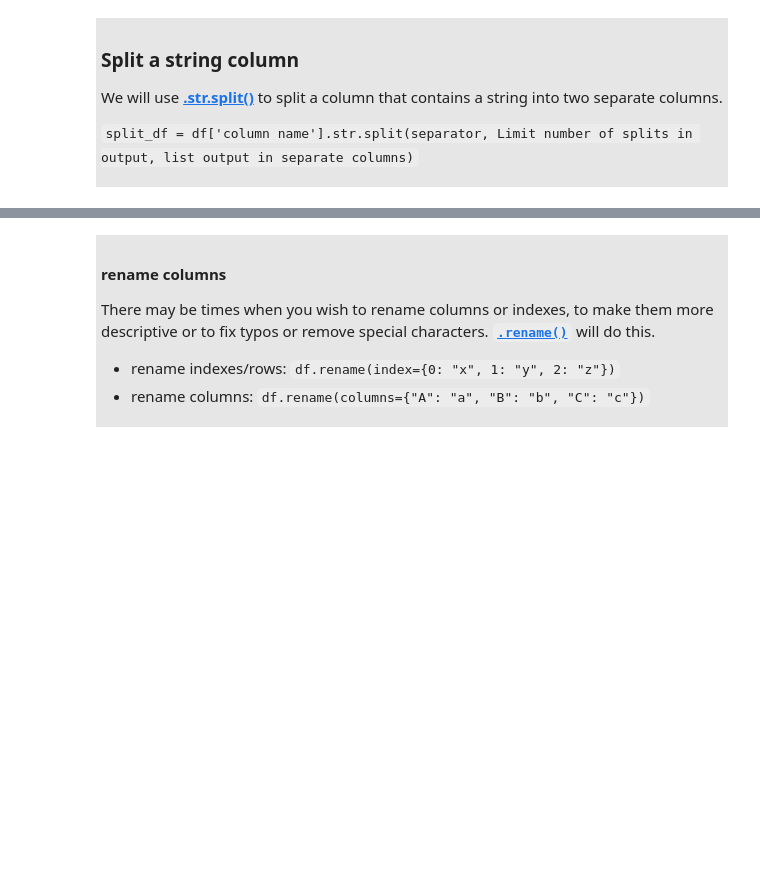
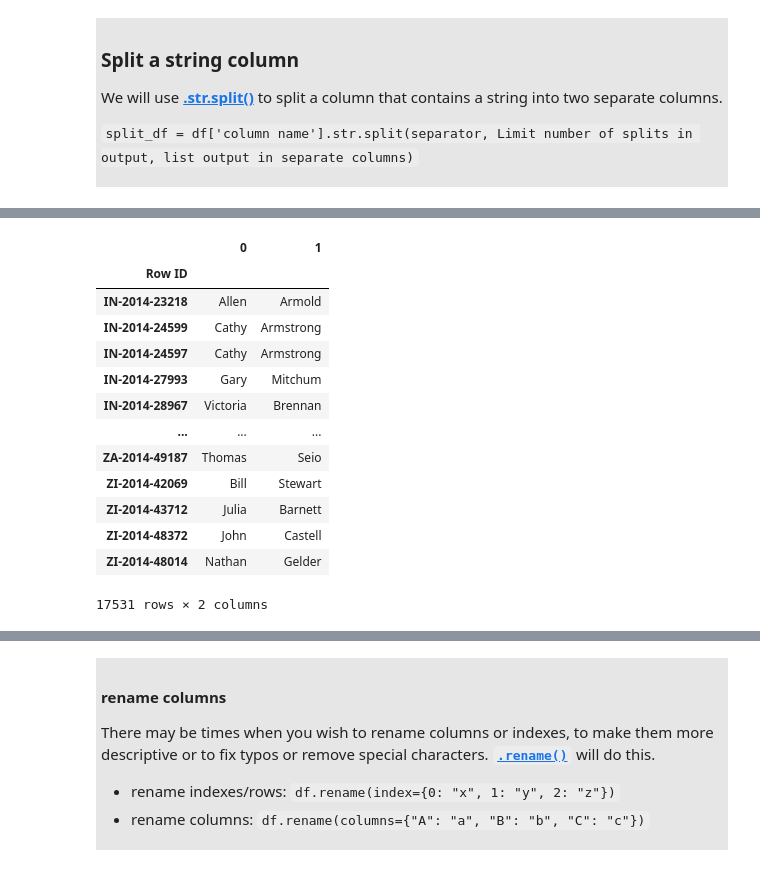
Before and after one commit to AllenInstitute/swdb_2022_python_bootcamp, a Jupyter notebook: PythonBootcamp/06_Introduction_to_Pandas.ipynb, the cells around one changed output, grey strips where cells are left out. Cells and saved outputs as stored; diff of their text form; code cells hidden in the pictures; blank space fills up the shorter version.

```diff
--- a/PythonBootcamp/06_Introduction_to_Pandas.ipynb
+++ b/PythonBootcamp/06_Introduction_to_Pandas.ipynb
@@ -1936,9 +1921,24 @@ KeyError: "None of [Index(['City, State'], dtype='object')] are in the [columns]
 # %%
 # Using , as the separator we will create a new new_string_df containing those two columns
-split_string_df = USA_df["City, State"].str.split(",", n = 1, expand = True)
+split_string_df = df["Customer Name"].str.split(" ", n = 1, expand = True)
 
 # view the results
 split_string_df
+# %% [output]
+|  | 0 | 1 |
+| Row ID |  |  |
+| IN-2014-23218 | Allen | Armold |
+| IN-2014-24599 | Cathy | Armstrong |
+| IN-2014-24597 | Cathy | Armstrong |
+| IN-2014-27993 | Gary | Mitchum |
+| IN-2014-28967 | Victoria | Brennan |
+| ... | ... | ... |
+| ZA-2014-49187 | Thomas | Seio |
+| ZI-2014-42069 | Bill | Stewart |
+| ZI-2014-43712 | Julia | Barnett |
+| ZI-2014-48372 | John | Castell |
+| ZI-2014-48014 | Nathan | Gelder |
+17531 rows × 2 columns
 # %% [markdown]
 <a id='rename'></a>
 # %% [markdown]
```
Also changed, not shown: parts of 32 cells of this notebook, 2 other files.
